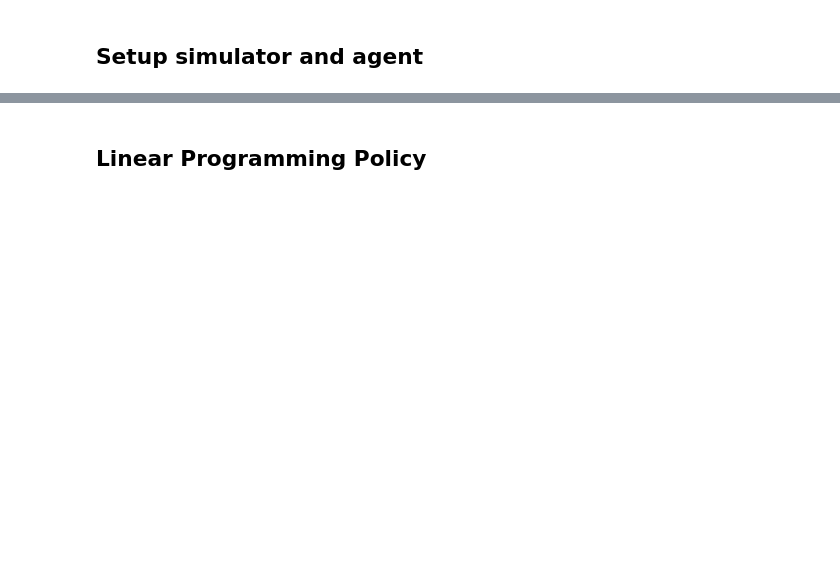
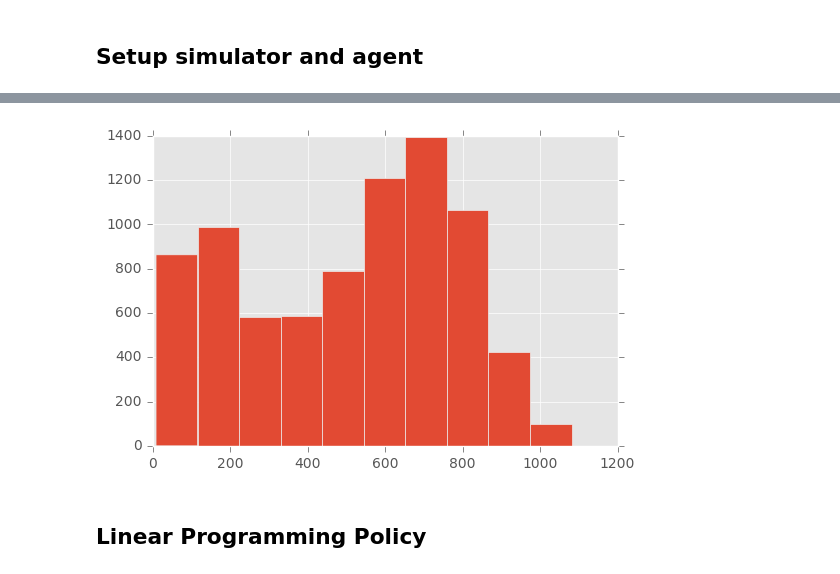
Before and after one commit to hitsuji5/FleetAI, a Jupyter notebook: engine/experiment.ipynb, the cells around one changed output, grey strips where cells are left out. Cells and saved outputs as stored; diff of their text form; code cells hidden in the pictures; blank space fills up the shorter version.

```diff
--- a/engine/experiment.ipynb
+++ b/engine/experiment.ipynb
@@ -32,7 +17,7 @@ for node in no_path_nodes:
 data_path = '../analytics/data/taxi_trips/mmdata_2016-05.csv'
 dataset = pd.read_csv(data_path, nrows=500000)
 dataset = dataset[['trip_time', 'phash', 'plat', 'plon', 'dhash', 'dlat', 'dlon', 'second']]
-# dataset['trip_distance'] *= 1000
+dayofweek0 = 6
 dataset.head()
 # %% [output]
 |  | trip_time | phash | plat | plon | dhash | dlat | dlon | second |
@@ -136 +168,6 @@ nyc = gpd.read_file("../analytics/data/taxi_zones/taxi_zones.shp").to_crs('+proj
+# %%
+vrecords = simulator.get_vehicles_record()
+vrecords.total_service_time.hist();
+# %% [output]
+[figure, added]
 # %%
```
Also changed, not shown: parts of 45 cells of this notebook, 18 other files.
